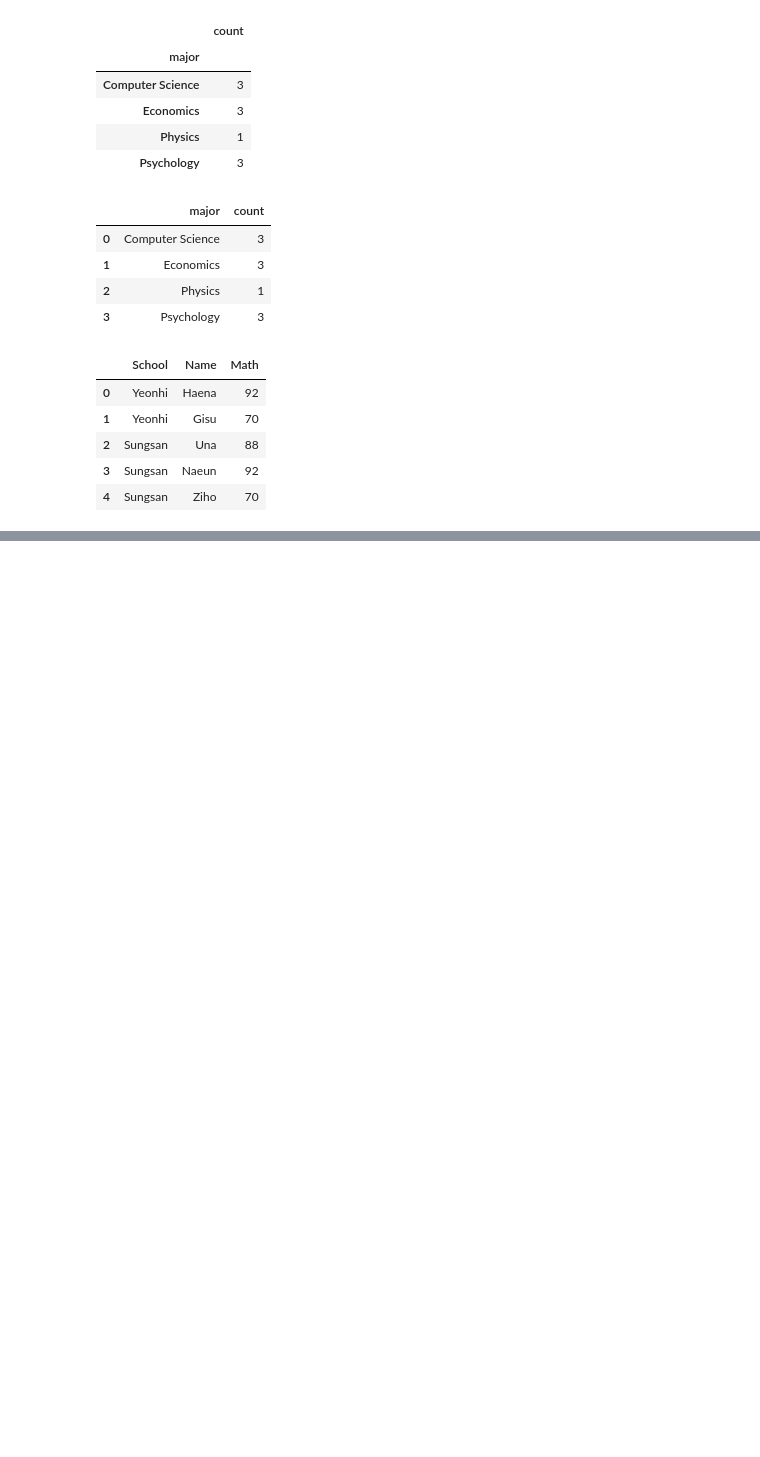
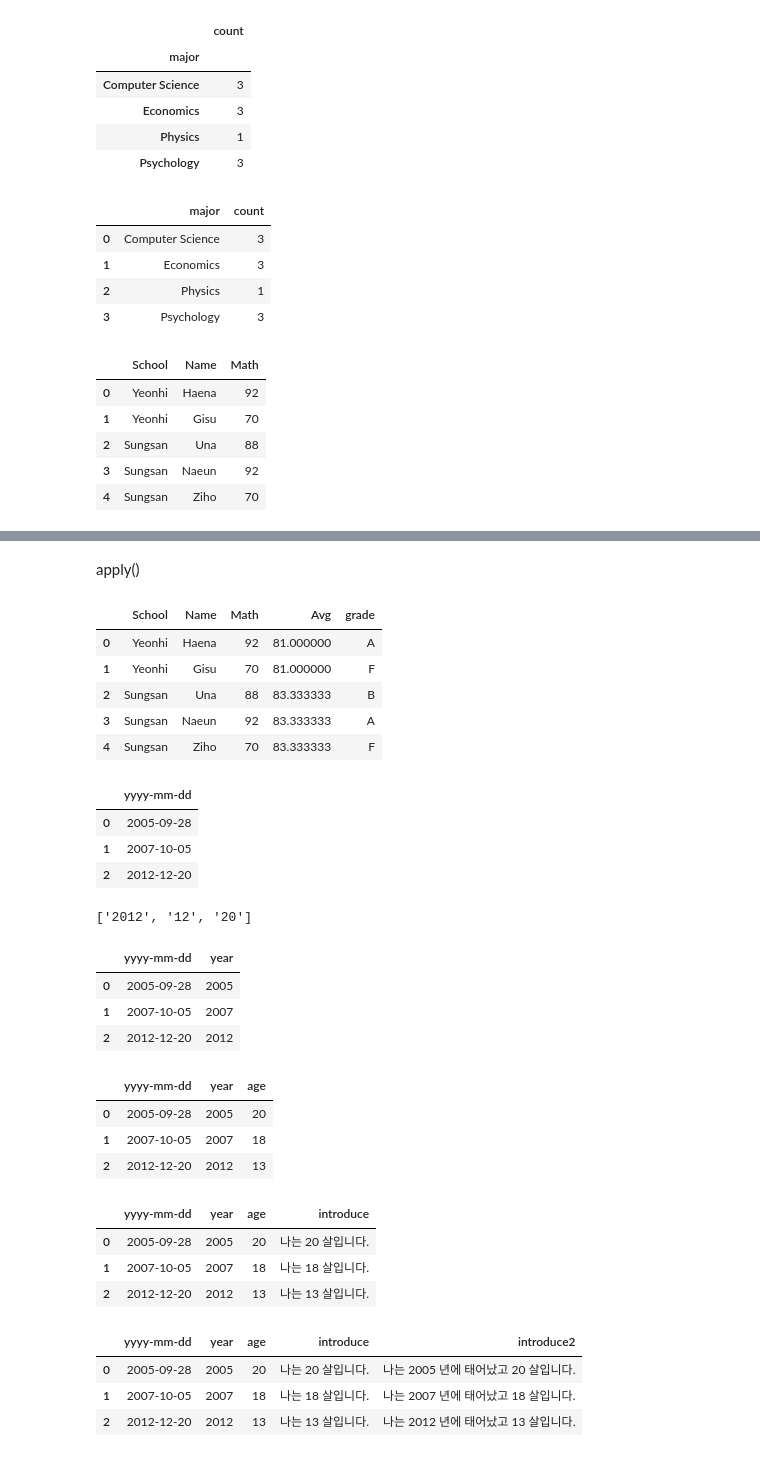
Before and after one commit to ForestJIN815/pandassource, a Jupyter notebook: groupby.ipynb, the cells around one changed output, grey strips where cells are left out. Saved outputs shown, nothing was run; the diff lists cells and outputs as text; code cells hidden in the pictures; blank space fills up the shorter version.

```diff
--- a/groupby.ipynb
+++ b/groupby.ipynb
@@ -231,0 +242,5 @@ df
+# %%
+# df + df_avg => merge()
+
+df["Avg"] = df.groupby("School")["Math"].transform("mean")
+df
@@ -231,0 +254,32 @@ df
+# %% [markdown]
+apply()
+# %%
+def grade(num):
+    if num > 90:
+        grade = "A"
+    elif num > 80:
+        grade = "B"
+    elif num > 70:
+        grade = "C"
+    else:
+        grade = "F"
+    return grade
+# %%
+df["grade"] = df["Math"].apply(grade)
+df
+# %% [output]
+|  | School | Name | Math | Avg | grade |
+| 0 | Yeonhi | Haena | 92 | 81.000000 | A |
+| 1 | Yeonhi | Gisu | 70 | 81.000000 | F |
+| 2 | Sungsan | Una | 88 | 83.333333 | B |
+| 3 | Sungsan | Naeun | 92 | 83.333333 | A |
+| 4 | Sungsan | Ziho | 70 | 83.333333 | F |
+# %%
+dates = {"yyyy-mm-dd":["2005-09-28","2007-10-05","2012-12-20"]}
+df = pd.DataFrame(dates)
+df
+# %% [output]
+|  | yyyy-mm-dd |
+| 0 | 2005-09-28 |
+| 1 | 2007-10-05 |
+| 2 | 2012-12-20 |
@@ -231,0 +291,12 @@ df
+# %%
+"2012-12-20".split("-")
+# %% [output]
+['2012', '12', '20']
+# %%
+df["year"] = df["yyyy-mm-dd"].apply(extract_year)
+df
+# %% [output]
+|  | yyyy-mm-dd | year |
+| 0 | 2005-09-28 | 2005 |
+| 1 | 2007-10-05 | 2007 |
+| 2 | 2012-12-20 | 2012 |
@@ -231,0 +308,8 @@ df
+# %%
+df['age'] = df['year'].apply(get_age)
+df
+# %% [output]
+|  | yyyy-mm-dd | year | age |
+| 0 | 2005-09-28 | 2005 | 20 |
+| 1 | 2007-10-05 | 2007 | 18 |
+| 2 | 2012-12-20 | 2012 | 13 |
@@ -231,0 +320,8 @@ df
+# %%
+df['introduce'] = df['age'].apply(get_introduce)
+df
+# %% [output]
+|  | yyyy-mm-dd | year | age | introduce |
+| 0 | 2005-09-28 | 2005 | 20 | 나는 20 살입니다. |
+| 1 | 2007-10-05 | 2007 | 18 | 나는 18 살입니다. |
+| 2 | 2012-12-20 | 2012 | 13 | 나는 13 살입니다. |
@@ -231,0 +331,8 @@ df
+# %%
+df['introduce2'] = df.apply(get_introduce2,axis=1)
+df
+# %% [output]
+|  | yyyy-mm-dd | year | age | introduce | introduce2 |
+| 0 | 2005-09-28 | 2005 | 20 | 나는 20 살입니다. | 나는 2005 년에 태어났고 20 살입니다. |
+| 1 | 2007-10-05 | 2007 | 18 | 나는 18 살입니다. | 나는 2007 년에 태어났고 18 살입니다. |
+| 2 | 2012-12-20 | 2012 | 13 | 나는 13 살입니다. | 나는 2012 년에 태어났고 13 살입니다. |
```
Also changed, not shown: parts of 11 cells of this notebook, 2 other files.
